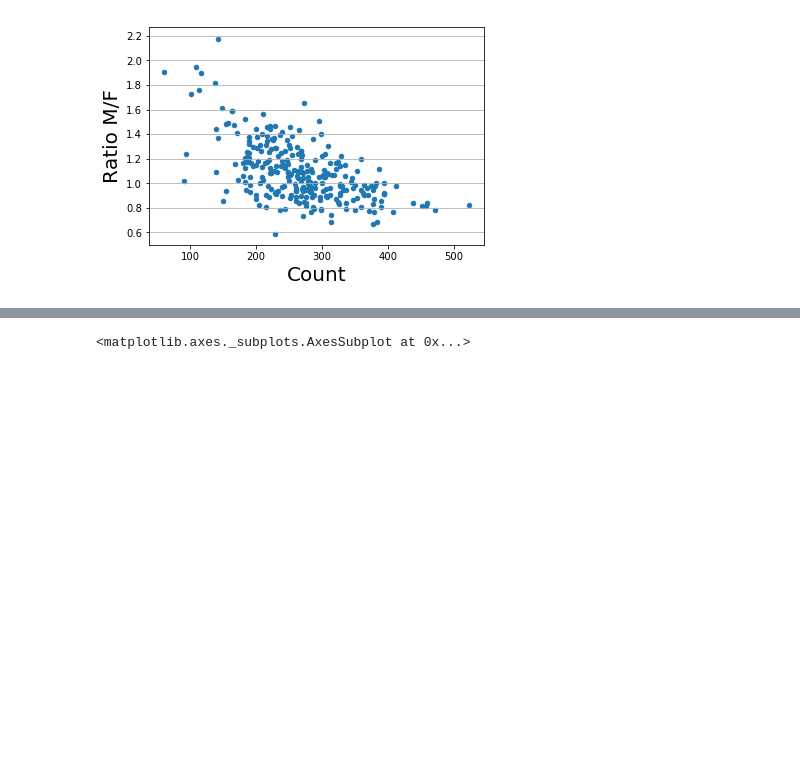
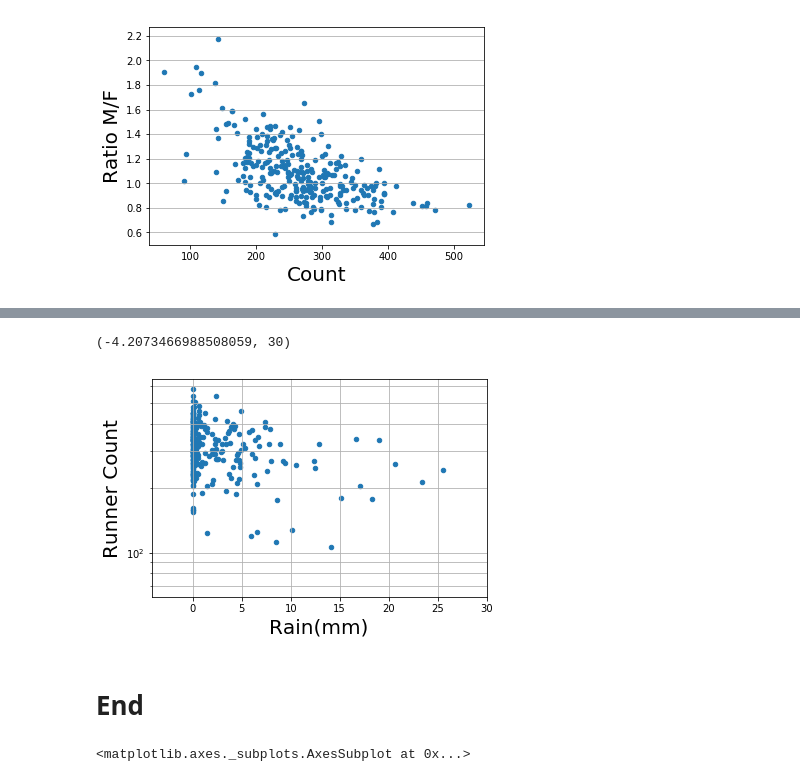
Before and after one commit to caffreit/testpark, a Jupyter notebook: Exploratory Data Analysis of Malahide Park Run.ipynb, the cells around one changed output, grey strips where cells are left out. Drawn from its saved outputs; the diff is of its cells as text; code cells hidden in the pictures; blank space fills up the shorter version.

```diff
--- a/Exploratory Data Analysis of Malahide Park Run.ipynb
+++ b/Exploratory Data Analysis of Malahide Park Run.ipynb
@@ -389,0 +484,15 @@ ax.grid('on', which='major', axis='y')
+# %%
+ax = dfdate.plot.scatter(x='Rain(mm)',y='Runner Count')
+
+ax.set_xlabel("Rain(mm)", fontsize=20)
+ax.set_ylabel("Runner Count", fontsize=20)
+ax.grid('on', which='major', axis='x')
+ax.grid('on', which='major', axis='y')
+ax.grid('on', which='minor', axis='x')
+ax.grid('on', which='minor', axis='y')
+#ax.set_xscale('log')
+ax.set_yscale('log')
+ax.set_xlim(xmax=30)
+# %% [output]
+(-4.2073466988508059, 30)
+[figure, added]
@@ -390,3 +501,5 @@ ax.grid('on', which='major', axis='y')
+# %% [markdown]
+# End
 # %%
 df = data[:500]
 #df = df.drop('Club',1)
```
Also changed, not shown: parts of 10 cells of this notebook.
